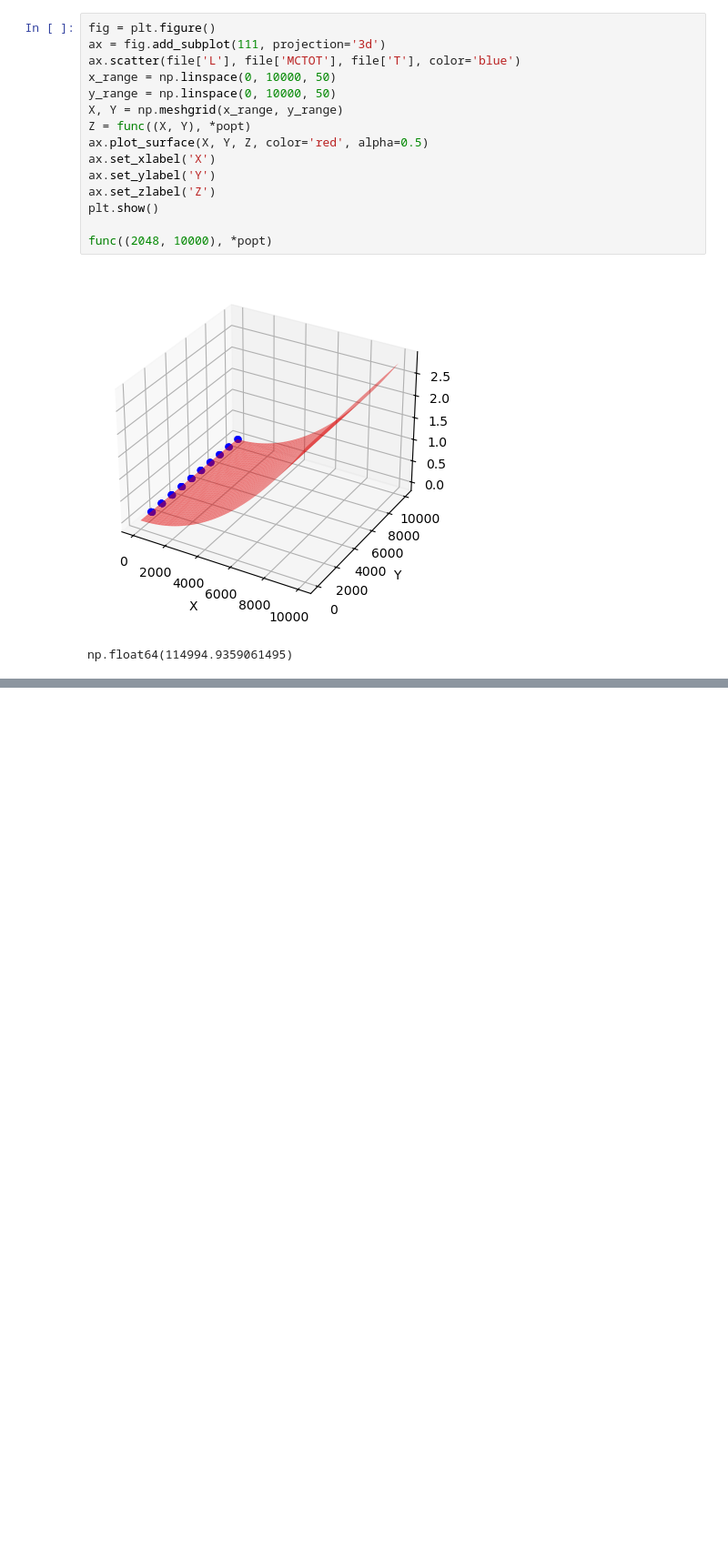
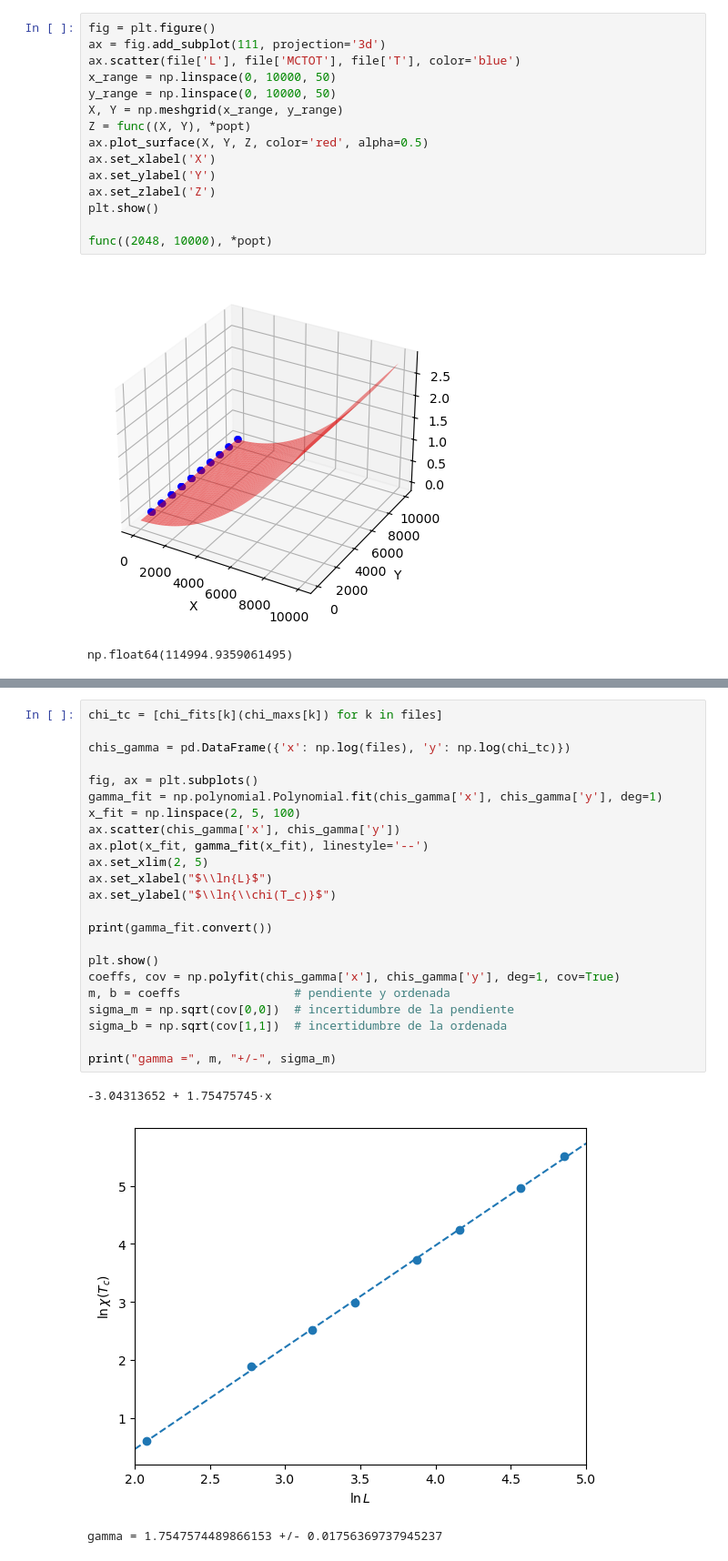
Before and after one commit to AdriRed/practiques-fenomens, a Jupyter notebook: P3/informe.ipynb, the cells around one changed output, grey strips where cells are left out. Shown at 91% size. Saved outputs shown, nothing was run; the diff lists cells and outputs as text; blank space fills up the shorter version.

```diff
--- a/P3/informe.ipynb
+++ b/P3/informe.ipynb
@@ -137,0 +309,27 @@ print(table)
+# %%
+chi_tc = [chi_fits[k](chi_maxs[k]) for k in files]
+
+chis_gamma = pd.DataFrame({'x': np.log(files), 'y': np.log(chi_tc)})
+
+fig, ax = plt.subplots()
+gamma_fit = np.polynomial.Polynomial.fit(chis_gamma['x'], chis_gamma['y'], deg=1)
+x_fit = np.linspace(2, 5, 100)
+ax.scatter(chis_gamma['x'], chis_gamma['y'])
+ax.plot(x_fit, gamma_fit(x_fit), linestyle='--')
+ax.set_xlim(2, 5)
+ax.set_xlabel("$\\ln{L}$")
+ax.set_ylabel("$\\ln{\\chi(T_c)}$")
+
+print(gamma_fit.convert())
+
+plt.show()
+coeffs, cov = np.polyfit(chis_gamma['x'], chis_gamma['y'], deg=1, cov=True)
+m, b = coeffs                # pendiente y ordenada
+sigma_m = np.sqrt(cov[0,0])  # incertidumbre de la pendiente
+sigma_b = np.sqrt(cov[1,1])  # incertidumbre de la ordenada
+
+print("gamma =", m, "+/-", sigma_m)
+# %% [output]
+-3.04313652 + 1.75475745·x
+[figure, added]
+gamma = 1.7547574489866153 +/- 0.01756369737945237
```
Also changed, not shown: parts of 10 cells of this notebook, 2 other files.
